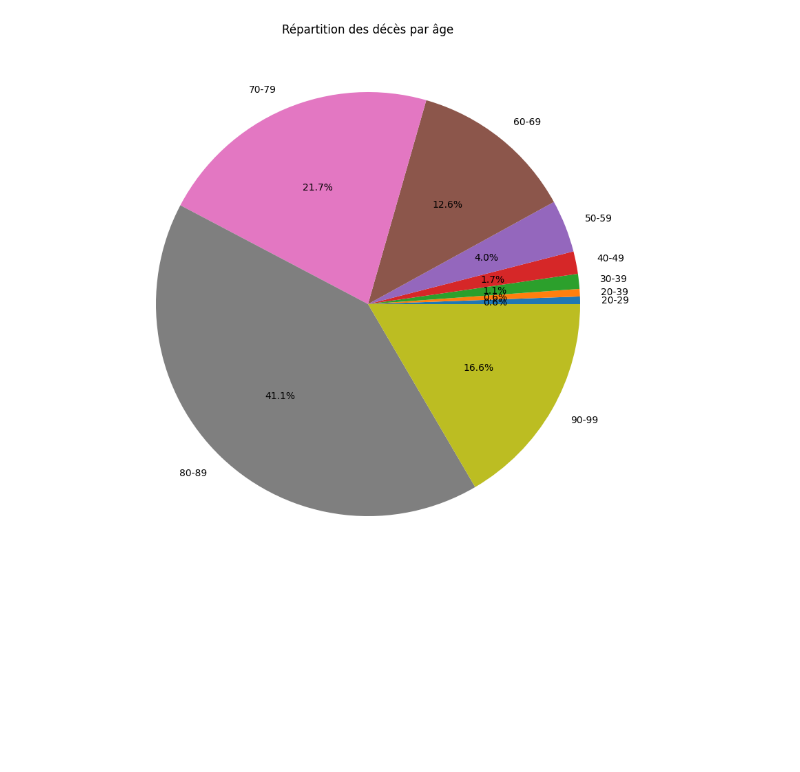
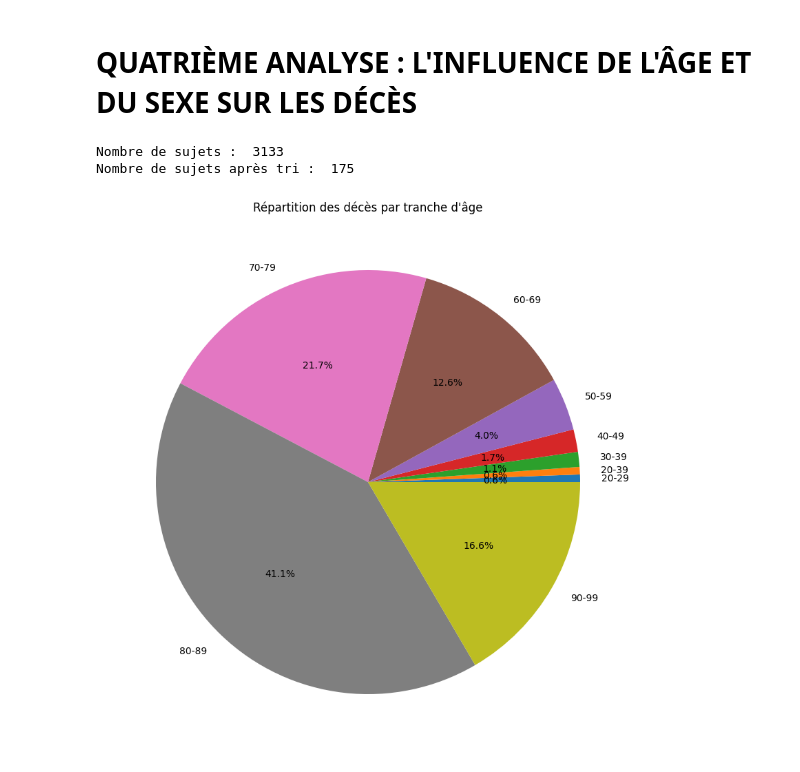
Before and after one commit to valentin-lechat/val, a Jupyter notebook: Data_Project_COVID19.ipynb, the cells around one changed output. Cells and saved outputs as stored; diff of their text form; code cells hidden in the pictures; blank space fills up the shorter version.

```diff
--- a/Data_Project_COVID19.ipynb
+++ b/Data_Project_COVID19.ipynb
@@ -90,2 +111,0 @@ Text(0.5, 1.0, 'Nombre de cas confirmés de COVID 19 dans 17 Pays du Monde')
-# %%
-uploaded=files.upload()
@@ -113,2 +208,0 @@ plt.show()
-# %%
-uploaded=files.upload()
@@ -118,5 +224,9 @@ Saving mortality.csv to mortality.csv
+# %% [markdown]
+# QUATRIÈME ANALYSE : L'INFLUENCE DE L'ÂGE ET DU SEXE SUR LES DÉCÈS
 # %%
-dc = pd.read_csv(io.BytesIO(uploaded['mortality.csv']))
+#RÉPARTITION DES DÉCÈS PAR TRANCHE D'ÂGE AU CANADA
+dc=pd.read_csv(io.BytesIO(uploaded['mortality.csv']))
+print("Nombre de sujets : ",dc['death_id'].count())
 dc.drop(dc.loc[dc['age']=="Not Reported"].index, inplace=True)
 dc.drop(dc.loc[dc['age']=="104"].index, inplace=True)
 dc.drop(dc.loc[dc['age']=="44"].index, inplace=True)
@@ -127,32 +237,38 @@ dc.drop(dc.loc[dc['age']=="62"].index, inplace=True)
 dc.drop(dc.loc[dc['age']=="65"].index, inplace=True)
 dc.drop(dc.loc[dc['age']=="70"].index, inplace=True)
 dc.drop(dc.loc[dc['age']=="76"].index, inplace=True)
 dc.drop(dc.loc[dc['age']=="78"].index, inplace=True)
 dc.drop(dc.loc[dc['age']=="79"].index, inplace=True)
 dc.drop(dc.loc[dc['age']=="80"].index, inplace=True)
 dc.drop(dc.loc[dc['age']=="81"].index, inplace=True)
 dc.drop(dc.loc[dc['age']=="82"].index, inplace=True)
 dc.drop(dc.loc[dc['age']=="83"].index, inplace=True)
 dc.drop(dc.loc[dc['age']=="84"].index, inplace=True)
 dc.drop(dc.loc[dc['age']=="85"].index, inplace=True)
 dc.drop(dc.loc[dc['age']=="86"].index, inplace=True)
 dc.drop(dc.loc[dc['age']=="87"].index, inplace=True)
 dc.drop(dc.loc[dc['age']=="88"].index, inplace=True)
 dc.drop(dc.loc[dc['age']=="89"].index, inplace=True)
 dc.drop(dc.loc[dc['age']=="90"].index, inplace=True)
 dc.drop(dc.loc[dc['age']=="91"].index, inplace=True)
 dc.drop(dc.loc[dc['age']=="92"].index, inplace=True)
 dc.drop(dc.loc[dc['age']=="93"].index, inplace=True)
 dc.drop(dc.loc[dc['age']=="94"].index, inplace=True)
 dc.drop(dc.loc[dc['age']==">50"].index, inplace=True)
 dc.drop(dc.loc[dc['age']==">65"].index, inplace=True)
 dc.drop(dc.loc[dc['age']==">70"].index, inplace=True)
 dc.drop(dc.loc[dc['age']==">80"].index, inplace=True)
 dc.drop(dc.loc[dc['age']=="100-109"].index, inplace=True)
+
+print("Nombre de sujets après tri : ",dc['death_id'].count())
+
+
 dcc=dc.groupby('age').size()
 dcc.plot(kind='pie',subplots=True,figsize=(10,10),shadow=False,autopct='%1.1f%%')
-plt.title("Répartition des décès par âge")
+plt.title("Répartition des décès par tranche d'âge")
 plt.ylabel("")
 plt.show()
 # %% [output]
+Nombre de sujets :  3133
+Nombre de sujets après tri :  175
-[figure, old version]
+[figure, new version]
```
Also changed, not shown: parts of 24 cells of this notebook.
